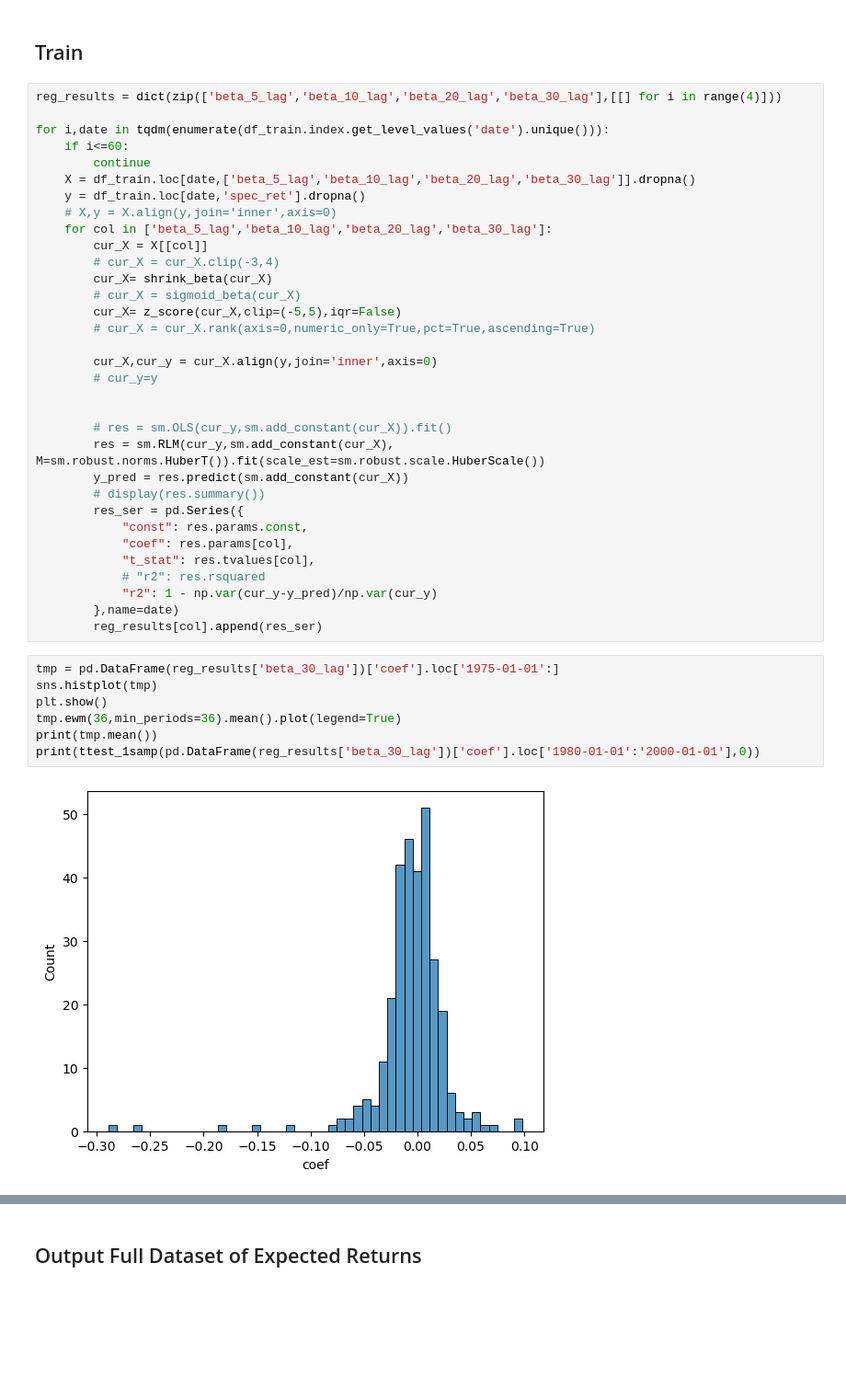
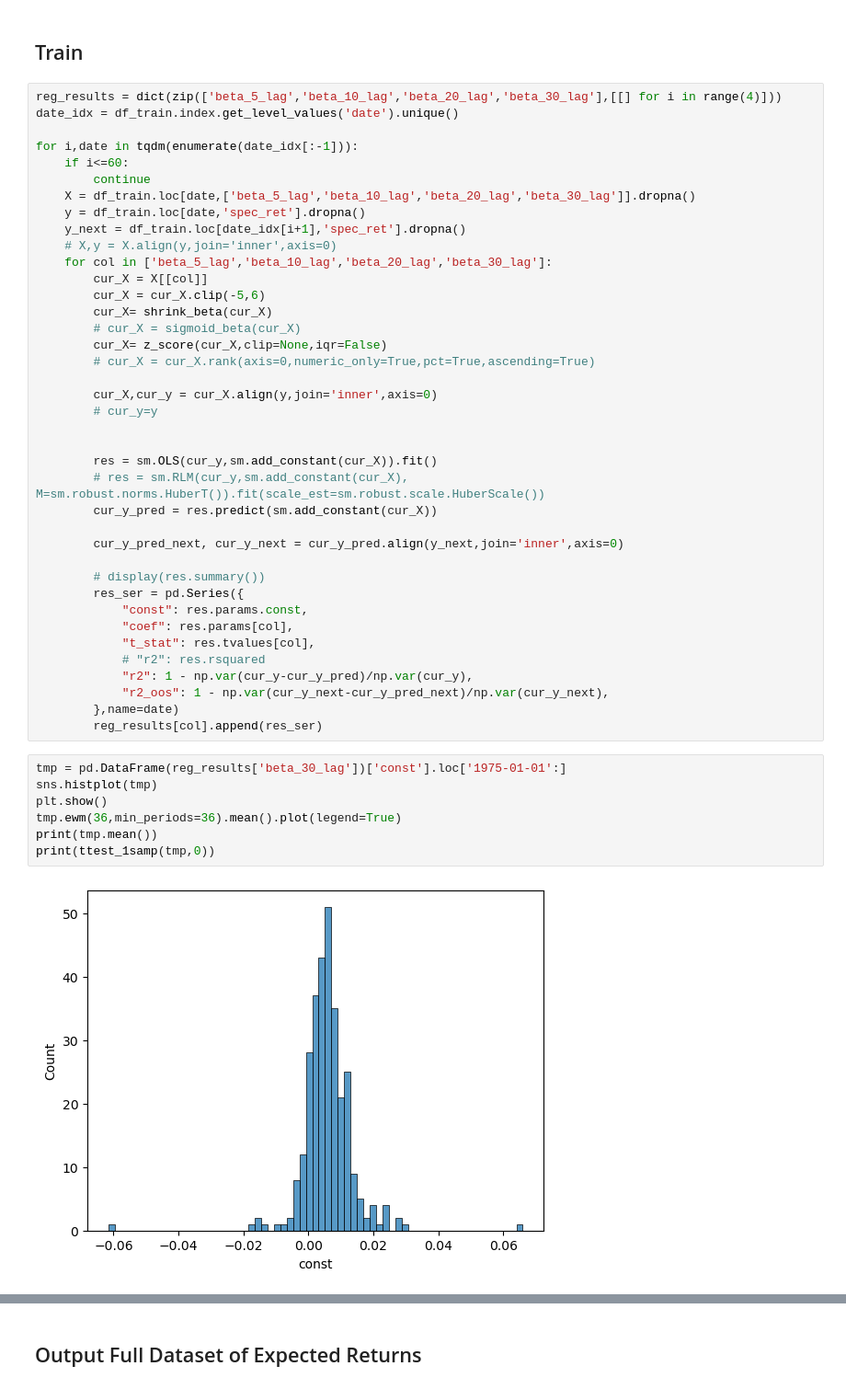
Before and after one commit to LakshaySapra/BettingAgainstBeta, a Jupyter notebook: BAB_ExpectedReturns.ipynb, the cells around one changed output, grey strips where cells are left out. Shown: that part at 92% size. Cells and saved outputs as stored; diff of their text form; blank space fills up the shorter version.

```diff
--- a/BAB_ExpectedReturns.ipynb
+++ b/BAB_ExpectedReturns.ipynb
@@ -99,43 +99,49 @@ def z_score(beta,clip=None,iqr=False):
 ## Train
 # %%
 reg_results = dict(zip(['beta_5_lag','beta_10_lag','beta_20_lag','beta_30_lag'],[[] for i in range(4)]))
+date_idx = df_train.index.get_level_values('date').unique()
 
-for i,date in tqdm(enumerate(df_train.index.get_level_values('date').unique())):
+for i,date in tqdm(enumerate(date_idx[:-1])):
     if i<=60:
         continue
     X = df_train.loc[date,['beta_5_lag','beta_10_lag','beta_20_lag','beta_30_lag']].dropna()
     y = df_train.loc[date,'spec_ret'].dropna()
+    y_next = df_train.loc[date_idx[i+1],'spec_ret'].dropna()
     # X,y = X.align(y,join='inner',axis=0)
     for col in ['beta_5_lag','beta_10_lag','beta_20_lag','beta_30_lag']:
         cur_X = X[[col]]
-        # cur_X = cur_X.clip(-3,4)
+        cur_X = cur_X.clip(-5,6)
         cur_X= shrink_beta(cur_X)
         # cur_X = sigmoid_beta(cur_X)
-        cur_X= z_score(cur_X,clip=(-5,5),iqr=False)
+        cur_X= z_score(cur_X,clip=None,iqr=False)
         # cur_X = cur_X.rank(axis=0,numeric_only=True,pct=True,ascending=True)
 
         cur_X,cur_y = cur_X.align(y,join='inner',axis=0)
         # cur_y=y
 
 
-        # res = sm.OLS(cur_y,sm.add_constant(cur_X)).fit()
-        res = sm.RLM(cur_y,sm.add_constant(cur_X), M=sm.robust.norms.HuberT()).fit(scale_est=sm.robust.scale.HuberScale())
-        y_pred = res.predict(sm.add_constant(cur_X))
+        res = sm.OLS(cur_y,sm.add_constant(cur_X)).fit()
+        # res = sm.RLM(cur_y,sm.add_constant(cur_X), M=sm.robust.norms.HuberT()).fit(scale_est=sm.robust.scale.HuberScale())
+        cur_y_pred = res.predict(sm.add_constant(cur_X))
+
+        cur_y_pred_next, cur_y_next = cur_y_pred.align(y_next,join='inner',axis=0)
+
         # display(res.summary())
         res_ser = pd.Series({
             "const": res.params.const,
             "coef": res.params[col],
             "t_stat": res.tvalues[col],
             # "r2": res.rsquared
-            "r2": 1 - np.var(cur_y-y_pred)/np.var(cur_y)
+            "r2": 1 - np.var(cur_y-cur_y_pred)/np.var(cur_y),
+            "r2_oos": 1 - np.var(cur_y_next-cur_y_pred_next)/np.var(cur_y_next),
         },name=date)
         reg_results[col].append(res_ser)
 # %%
-tmp = pd.DataFrame(reg_results['beta_30_lag'])['coef'].loc['1975-01-01':]
+tmp = pd.DataFrame(reg_results['beta_30_lag'])['const'].loc['1975-01-01':]
 sns.histplot(tmp)
 plt.show()
 tmp.ewm(36,min_periods=36).mean().plot(legend=True)
 print(tmp.mean())
-print(ttest_1samp(pd.DataFrame(reg_results['beta_30_lag'])['coef'].loc['1980-01-01':'2000-01-01'],0))
+print(ttest_1samp(tmp,0))
 # %% [output]
-[figure, old version]
+[figure, new version]
```
Also changed, not shown: parts of 11 cells of this notebook, 2 other files.
